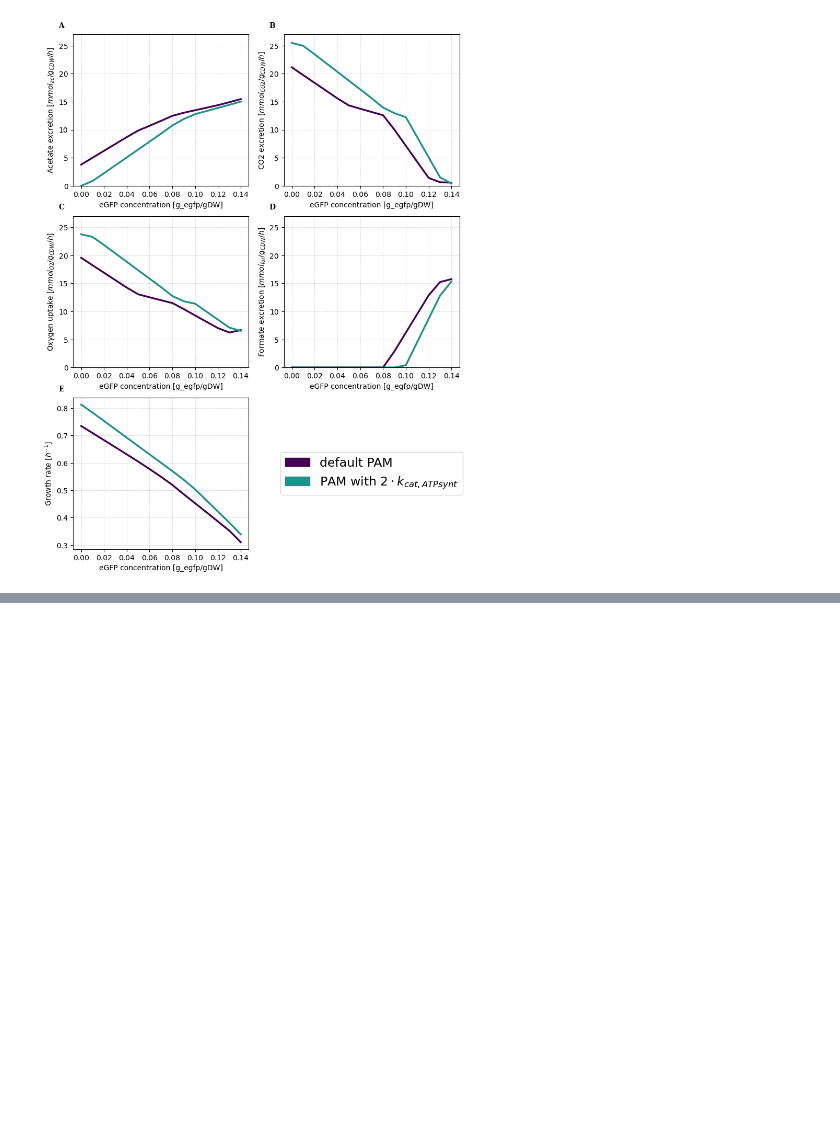
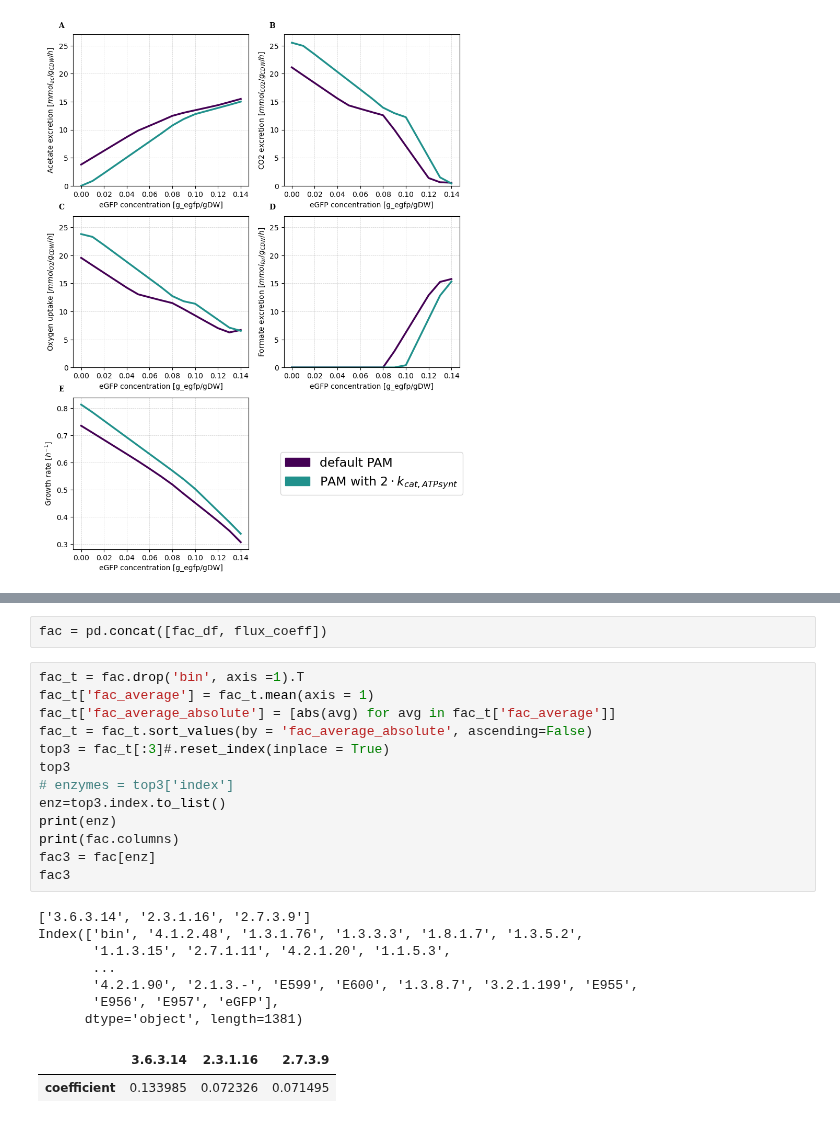
Before and after one commit to iAMB-RWTH-Aachen/PAModelpy, a Jupyter notebook: PAMpy/Figures/Figure3_sensitivities_protein-overproduction.ipynb, the cells around one changed output, grey strips where cells are left out. Drawn from its saved outputs; the diff is of its cells as text; blank space fills up the shorter version.

```diff
--- a/PAMpy/Figures/Figure3_sensitivities_protein-overproduction.ipynb
+++ b/PAMpy/Figures/Figure3_sensitivities_protein-overproduction.ipynb
@@ -678,0 +771,25 @@ AttributeError: 'PAModel' object has no attribute 'update'
+# %%
+fac = pd.concat([fac_df, flux_coeff])
+# %%
+fac_t = fac.drop('bin', axis =1).T
+fac_t['fac_average'] = fac_t.mean(axis = 1)
+fac_t['fac_average_absolute'] = [abs(avg) for avg in fac_t['fac_average']]
+fac_t = fac_t.sort_values(by = 'fac_average_absolute', ascending=False)
+top3 = fac_t[:3]#.reset_index(inplace = True)
+top3
+# enzymes = top3['index']
+enz=top3.index.to_list()
+print(enz)
+print(fac.columns)
+fac3 = fac[enz]
+fac3
+# %% [output]
+['3.6.3.14', '2.3.1.16', '2.7.3.9']
+Index(['bin', '4.1.2.48', '1.3.1.76', '1.3.3.3', '1.8.1.7', '1.3.5.2',
+       '1.1.3.15', '2.7.1.11', '4.2.1.20', '1.1.5.3',
+       ...
+       '4.2.1.90', '2.1.3.-', 'E599', 'E600', '1.3.8.7', '3.2.1.199', 'E955',
+       'E956', 'E957', 'eGFP'],
+      dtype='object', length=1381)
+|  | 3.6.3.14 | 2.3.1.16 | 2.7.3.9 |
+| coefficient | 0.133985 | 0.072326 | 0.071495 |
```
Also changed, not shown: parts of 25 cells of this notebook, 4 other files.
